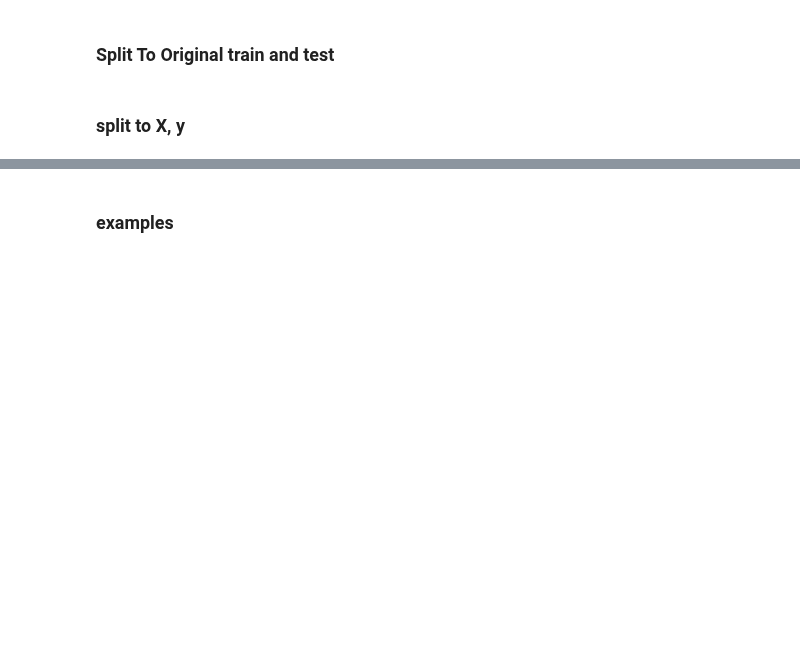
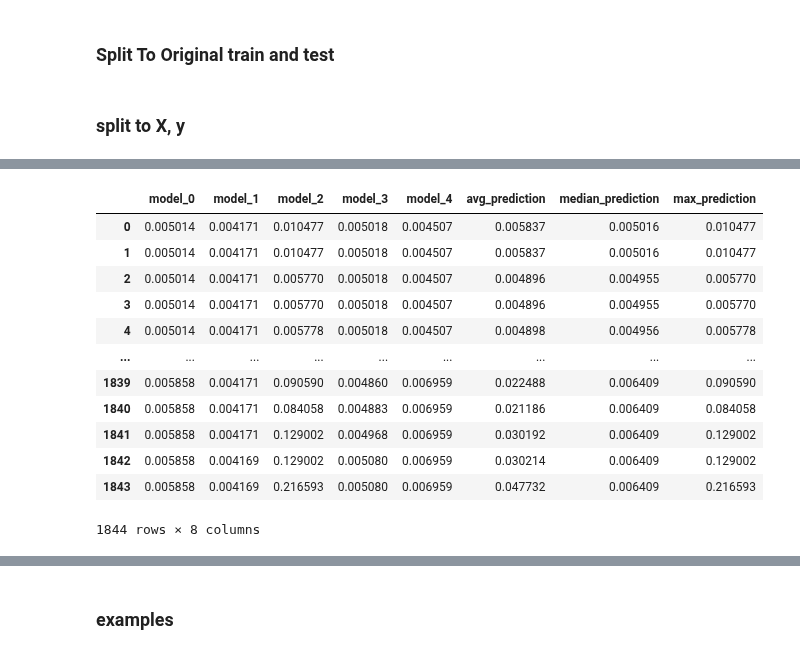
Before and after one commit to Oren-Ben/mlops-anomaly-detection, a Jupyter notebook: v1_model_schemes/lgbm_run.ipynb, the cells around one changed output, grey strips where cells are left out. Drawn from its saved outputs; the diff is of its cells as text; code cells hidden in the pictures; blank space fills up the shorter version.

```diff
--- a/v1_model_schemes/lgbm_run.ipynb
+++ b/v1_model_schemes/lgbm_run.ipynb
@@ -33,6 +26,5 @@ len(splits)
 # %%
-feature_pipe =  LgbmDataPrep().get_features_pipeline()
-targets_pipe = LgbmDataPrep().get_targets_pipeline()
+feature_pipe, targets_pipe =  LgbmDataPrep(**config).run()
 # %%
 feature_pipe
 # %% [output]
@@ -56,3 +47,0 @@ FeatureUnion(transformer_list=[('iter_0',
-# %%
-feature_pipe.fit(X)
-# targets_pipe.transform(y)
@@ -117,0 +89,16 @@ data_splits
+# %%
+res
+# %% [output]
+|  | model_0 | model_1 | model_2 | model_3 | model_4 | avg_prediction | median_prediction | max_prediction |
+| 0 | 0.005014 | 0.004171 | 0.010477 | 0.005018 | 0.004507 | 0.005837 | 0.005016 | 0.010477 |
+| 1 | 0.005014 | 0.004171 | 0.010477 | 0.005018 | 0.004507 | 0.005837 | 0.005016 | 0.010477 |
+| 2 | 0.005014 | 0.004171 | 0.005770 | 0.005018 | 0.004507 | 0.004896 | 0.004955 | 0.005770 |
+| 3 | 0.005014 | 0.004171 | 0.005770 | 0.005018 | 0.004507 | 0.004896 | 0.004955 | 0.005770 |
+| 4 | 0.005014 | 0.004171 | 0.005778 | 0.005018 | 0.004507 | 0.004898 | 0.004956 | 0.005778 |
+| ... | ... | ... | ... | ... | ... | ... | ... | ... |
+| 1839 | 0.005858 | 0.004171 | 0.090590 | 0.004860 | 0.006959 | 0.022488 | 0.006409 | 0.090590 |
+| 1840 | 0.005858 | 0.004171 | 0.084058 | 0.004883 | 0.006959 | 0.021186 | 0.006409 | 0.084058 |
+| 1841 | 0.005858 | 0.004171 | 0.129002 | 0.004968 | 0.006959 | 0.030192 | 0.006409 | 0.129002 |
+| 1842 | 0.005858 | 0.004169 | 0.129002 | 0.005080 | 0.006959 | 0.030214 | 0.006409 | 0.129002 |
+| 1843 | 0.005858 | 0.004169 | 0.216593 | 0.005080 | 0.006959 | 0.047732 | 0.006409 | 0.216593 |
+1844 rows × 8 columns
```
Also changed, not shown: parts of 27 cells of this notebook, 11 other files.
